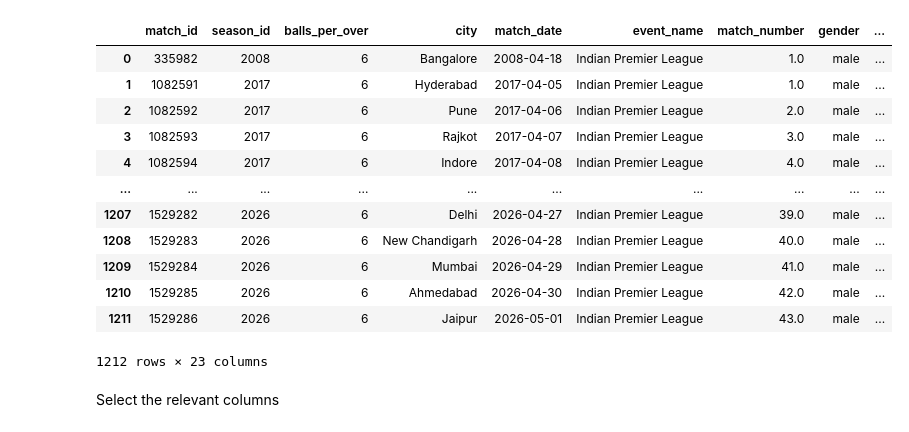
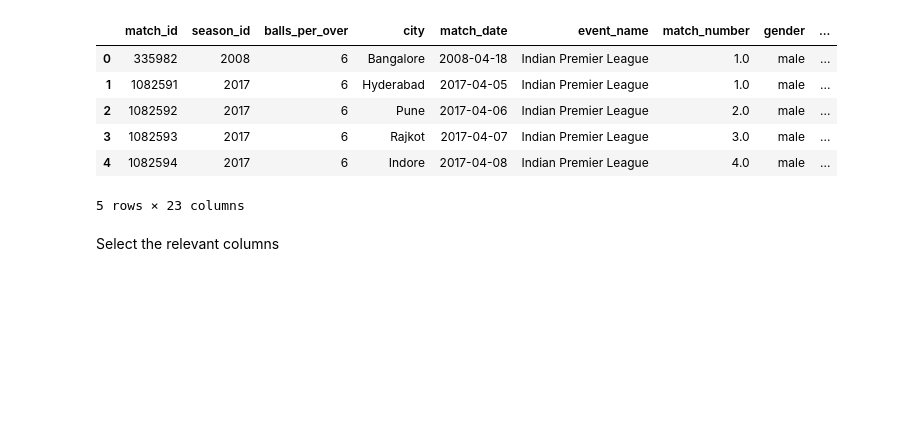
Before and after one commit to RavenKing45/IPL-Win-Probability-predictor, a Jupyter notebook: notebooks/Preprocessing and feature selection.ipynb, the cells around one changed output. Cells and saved outputs as stored; diff of their text form; code cells hidden in the pictures; blank space fills up the shorter version.

```diff
--- a/notebooks/Preprocessing and feature selection.ipynb
+++ b/notebooks/Preprocessing and feature selection.ipynb
@@ -1,23 +1,17 @@
 # %%
 import pandas as pd
 import numpy as np
 
 df=pd.read_csv("../data/raw/ipl_matches_data.csv")
-df
+df.head()
 # %% [output]
 |  | match_id | season_id | balls_per_over | city | match_date | event_name | match_number | gender | ... |
 | 0 | 335982 | 2008 | 6 | Bangalore | 2008-04-18 | Indian Premier League | 1.0 | male | ... |
 | 1 | 1082591 | 2017 | 6 | Hyderabad | 2017-04-05 | Indian Premier League | 1.0 | male | ... |
 | 2 | 1082592 | 2017 | 6 | Pune | 2017-04-06 | Indian Premier League | 2.0 | male | ... |
 | 3 | 1082593 | 2017 | 6 | Rajkot | 2017-04-07 | Indian Premier League | 3.0 | male | ... |
 | 4 | 1082594 | 2017 | 6 | Indore | 2017-04-08 | Indian Premier League | 4.0 | male | ... |
-| ... | ... | ... | ... | ... | ... | ... | ... | ... | ... |
-| 1207 | 1529282 | 2026 | 6 | Delhi | 2026-04-27 | Indian Premier League | 39.0 | male | ... |
-| 1208 | 1529283 | 2026 | 6 | New Chandigarh | 2026-04-28 | Indian Premier League | 40.0 | male | ... |
-| 1209 | 1529284 | 2026 | 6 | Mumbai | 2026-04-29 | Indian Premier League | 41.0 | male | ... |
-| 1210 | 1529285 | 2026 | 6 | Ahmedabad | 2026-04-30 | Indian Premier League | 42.0 | male | ... |
-| 1211 | 1529286 | 2026 | 6 | Jaipur | 2026-05-01 | Indian Premier League | 43.0 | male | ... |
-1212 rows × 23 columns
+5 rows × 23 columns
 # %% [markdown]
 Select the relevant columns
 # %%
```
Also changed, not shown: parts of 4 cells of this notebook.
